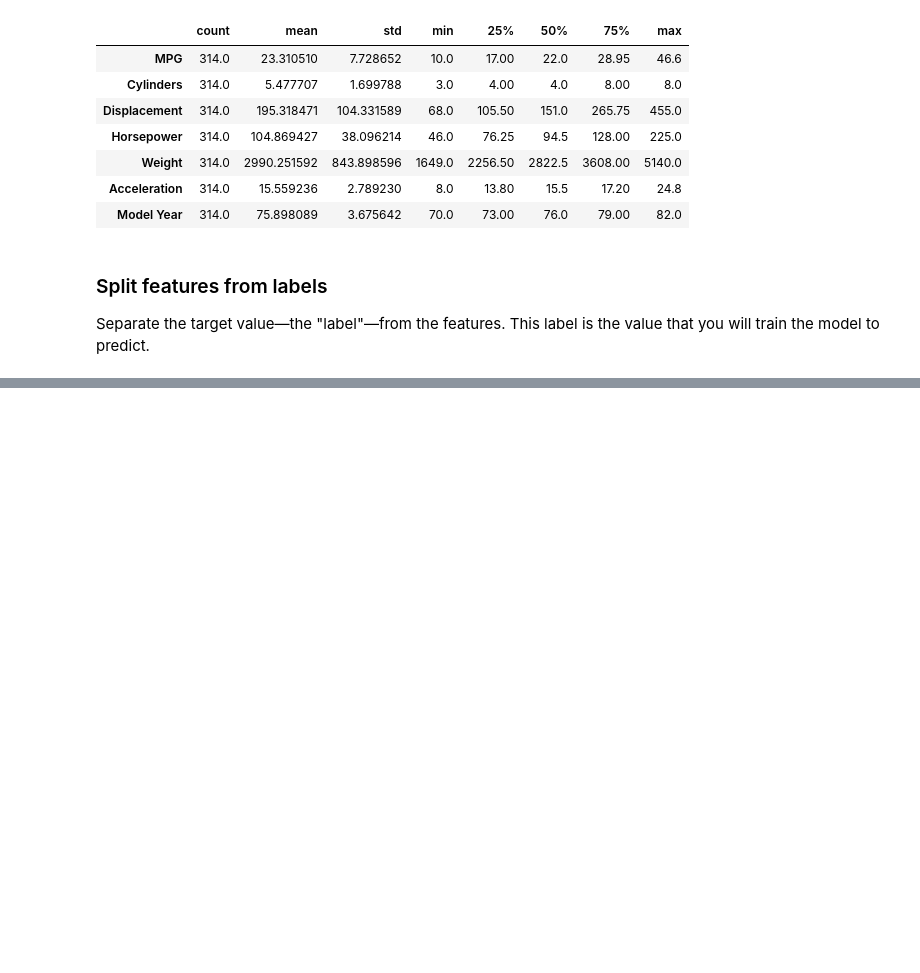
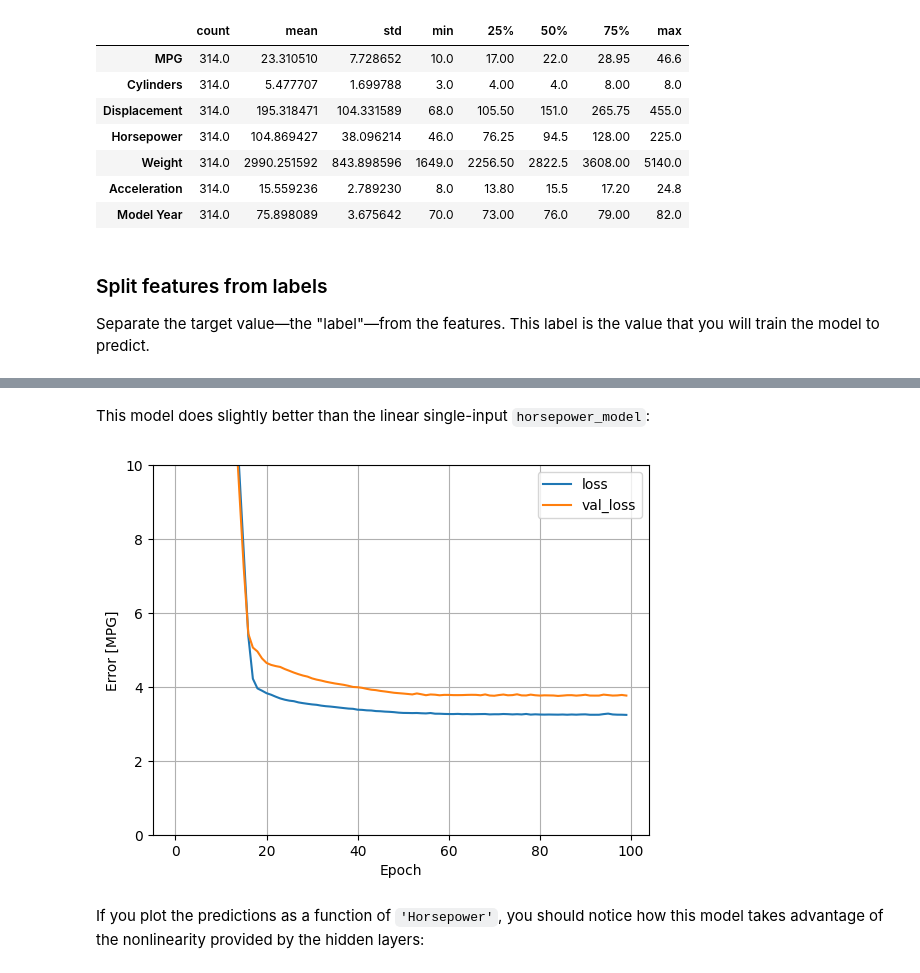
Before and after one commit to cstone157/jupyter_tensorflow2, a Jupyter notebook: tensor.org/tutorials/05-basic-regression.ipynb, the cells around one changed output, grey strips where cells are left out. Cells and saved outputs as stored; diff of their text form; code cells hidden in the pictures; blank space fills up the shorter version.

```diff
--- a/tensor.org/tutorials/05-basic-regression.ipynb
+++ b/tensor.org/tutorials/05-basic-regression.ipynb
@@ -139,0 +413,12 @@ test_labels = test_features.pop('MPG')
+# %%
+def build_and_compile_model(norm):
+  model = keras.Sequential([
+      norm,
+      layers.Dense(64, activation='relu'),
+      layers.Dense(64, activation='relu'),
+      layers.Dense(1)
+  ])
+
+  model.compile(loss='mean_absolute_error',
+                optimizer=tf.keras.optimizers.Adam(0.001))
+  return model
@@ -139,0 +429,2 @@ test_labels = test_features.pop('MPG')
+# %%
+dnn_horsepower_model = build_and_compile_model(horsepower_normalizer)
@@ -139,0 +453,7 @@ test_labels = test_features.pop('MPG')
+# %%
+%%time
+history = dnn_horsepower_model.fit(
+    train_features['Horsepower'],
+    train_labels,
+    validation_split=0.2,
+    verbose=0, epochs=100)
@@ -139,0 +463,8 @@ test_labels = test_features.pop('MPG')
+# %% [markdown]
+This model does slightly better than the linear single-input <code>horsepower_model</code>:
+# %%
+plot_loss(history)
+# %% [output]
+[figure, added]
+# %% [markdown]
+If you plot the predictions as a function of <code>'Horsepower'</code>, you should notice how this model takes advantage of the nonlinearity provided by the hidden layers:
```
Also changed, not shown: parts of 70 cells of this notebook, 1 other file.
